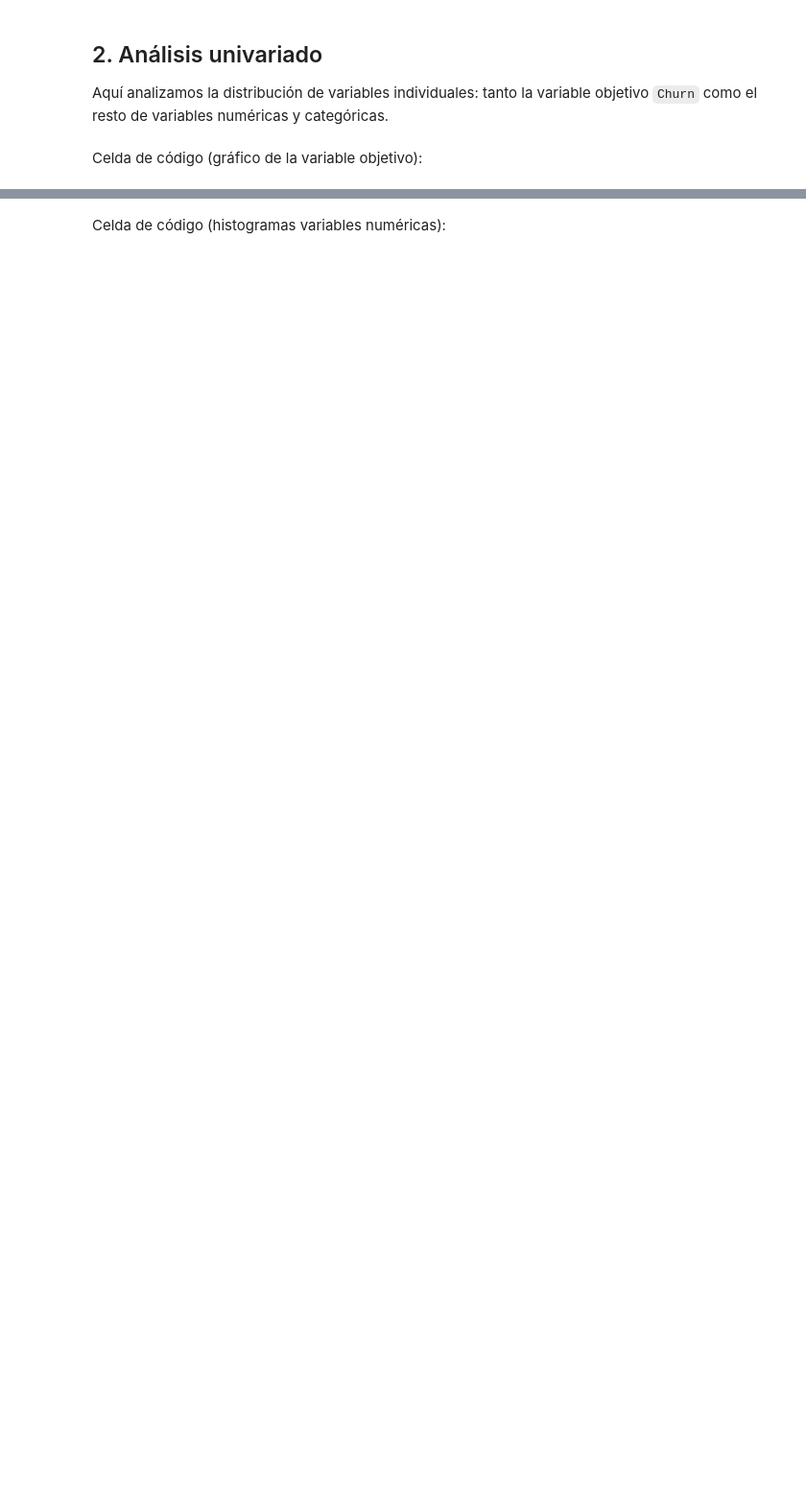
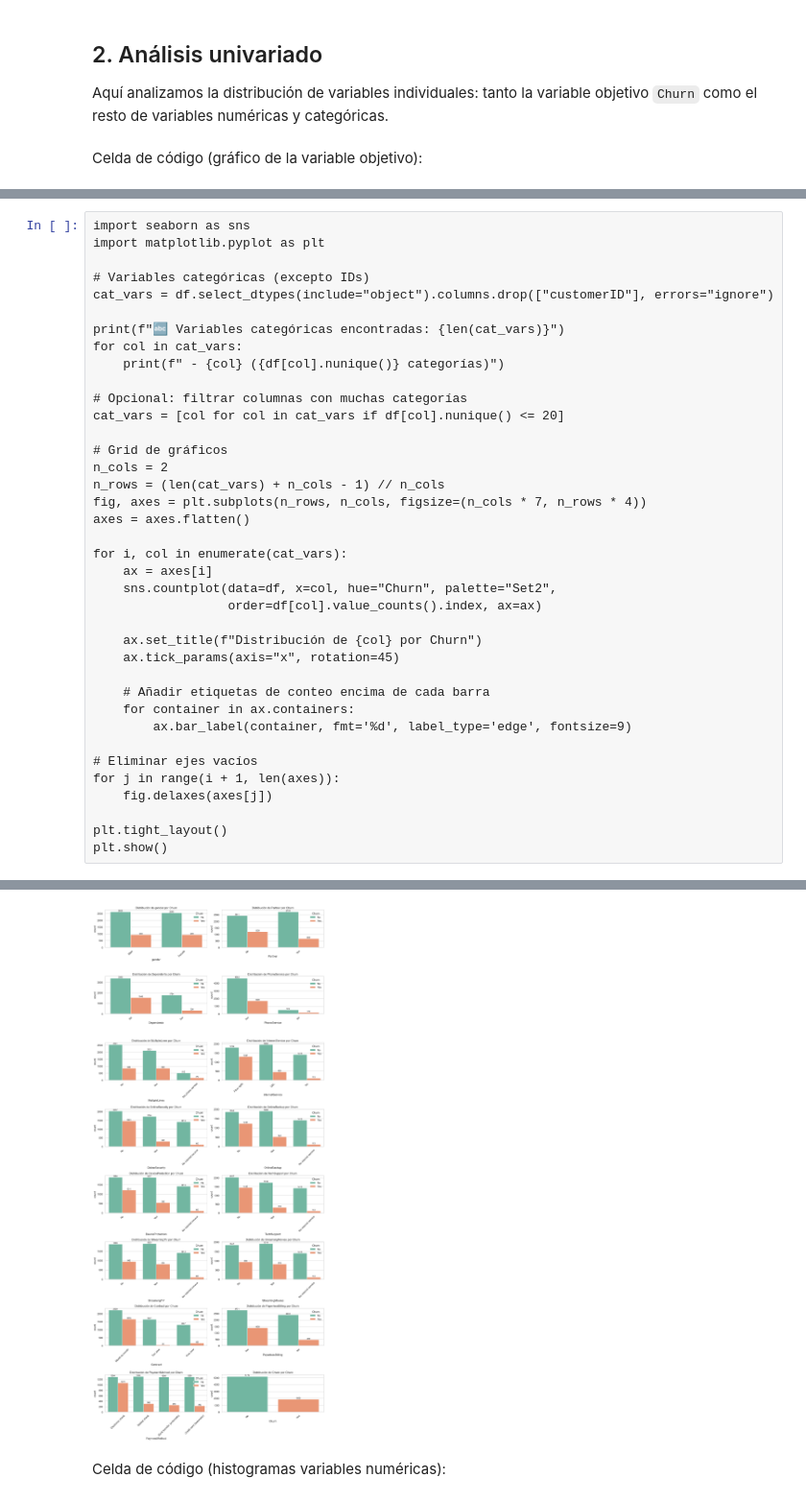
Before and after one commit to GuilledGeo/churn-prediction, a Jupyter notebook: notebooks/eda.ipynb, the cells around one changed output, grey strips where cells are left out. Shown at 96% size. Drawn from its saved outputs; the diff is of its cells as text; blank space fills up the shorter version.

```diff
--- a/notebooks/eda.ipynb
+++ b/notebooks/eda.ipynb
@@ -55,0 +98,39 @@ Passing `palette` without assigning `hue` is deprecated and will be removed in v
+# %%
+import seaborn as sns
+import matplotlib.pyplot as plt
+
+# Variables categóricas (excepto IDs)
+cat_vars = df.select_dtypes(include="object").columns.drop(["customerID"], errors="ignore")
+
+print(f"🔤 Variables categóricas encontradas: {len(cat_vars)}")
+for col in cat_vars:
+    print(f" - {col} ({df[col].nunique()} categorías)")
+
+# Opcional: filtrar columnas con muchas categorías
+cat_vars = [col for col in cat_vars if df[col].nunique() <= 20]
+
+# Grid de gráficos
+n_cols = 2
+n_rows = (len(cat_vars) + n_cols - 1) // n_cols
+fig, axes = plt.subplots(n_rows, n_cols, figsize=(n_cols * 7, n_rows * 4))
+axes = axes.flatten()
+
+for i, col in enumerate(cat_vars):
+    ax = axes[i]
+    sns.countplot(data=df, x=col, hue="Churn", palette="Set2",
+                  order=df[col].value_counts().index, ax=ax)
+
+    ax.set_title(f"Distribución de {col} por Churn")
+    ax.tick_params(axis="x", rotation=45)
+
+    # Añadir etiquetas de conteo encima de cada barra
+    for container in ax.containers:
+        ax.bar_label(container, fmt='%d', label_type='edge', fontsize=9)
+
+# Eliminar ejes vacíos
+for j in range(i + 1, len(axes)):
+    fig.delaxes(axes[j])
+
+plt.tight_layout()
+plt.show()
+# %% [output]
@@ -56,2 +155,3 @@ Passing `palette` without assigning `hue` is deprecated and will be removed in v
+[figure, added]
 # %% [markdown]
 Celda de código (histogramas variables numéricas):
```
Also changed, not shown: parts of 19 cells of this notebook.
